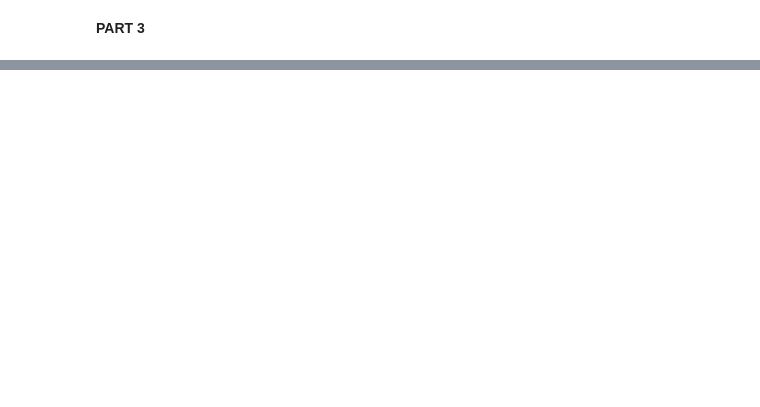
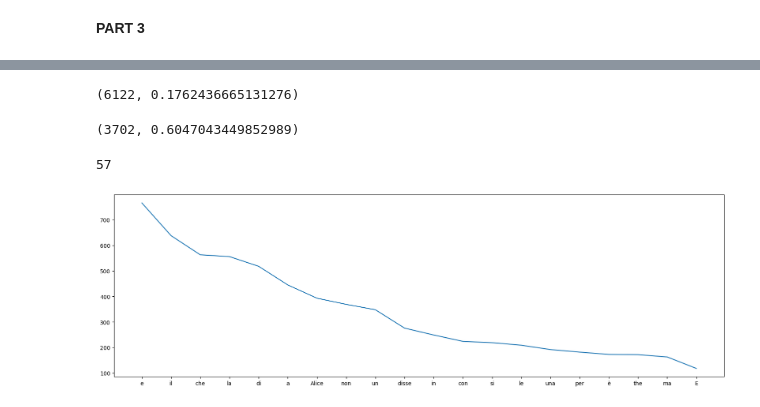
Before and after one commit to alessiasanfelici/IN4080--NLP-Exercises, a Jupyter notebook: set1.ipynb, the cells around one changed output, grey strips where cells are left out. Drawn from its saved outputs; the diff is of its cells as text; code cells hidden in the pictures; blank space fills up the shorter version.

```diff
--- a/set1.ipynb
+++ b/set1.ipynb
@@ -109,0 +211,5 @@ How many word types start with upper case A?
+# %%
+f = open("alice.txt", "r", encoding="utf-8-sig")
+t = f.read()
+tokens = tok.word_tokenize(t, language="english")
+print(tokens[:30])
@@ -109,0 +222,9 @@ How many word types start with upper case A?
+# %%
+import collections
+import string
+tokens_new = [i for i in tokens if i not in string.punctuation]
+c = collections.Counter(tokens_new)
+del(c["``"])
+del(c["''"])
+del(c["--"])
+print(c.most_common(10))
@@ -109,0 +233,3 @@ How many word types start with upper case A?
+# %%
+df = pd.DataFrame(c.items(), columns=['Item', 'Count'])
+df.head()
@@ -109,0 +243,22 @@ How many word types start with upper case A?
+# %%
+num_types = len(set(tokens))
+num_types, num_types/len(tokens)
+# %% [output]
+(6122, 0.1762436665131276)
+# %%
+hapaxes = df[df["Count"] == 1].count()[0]
+hapaxes, hapaxes/num_types
+# %% [output]
+(3702, 0.6047043449852989)
+# %%
+types_a = [i for i in set(tokens) if i.startswith("A")] #list of tokens that starts with "A"
+len(types_a)
+# %% [output]
+57
+# %%
+df = df.sort_values('Count', ascending=False)
+plt.figure(figsize=(20, 6))
+plt.plot(df.head(20).Item, df.head(20).Count) #plot only the first 20 items
+plt.show()
+# %% [output]
+[figure, added]
```
Also changed, not shown: parts of 28 cells of this notebook, 1 other file.
